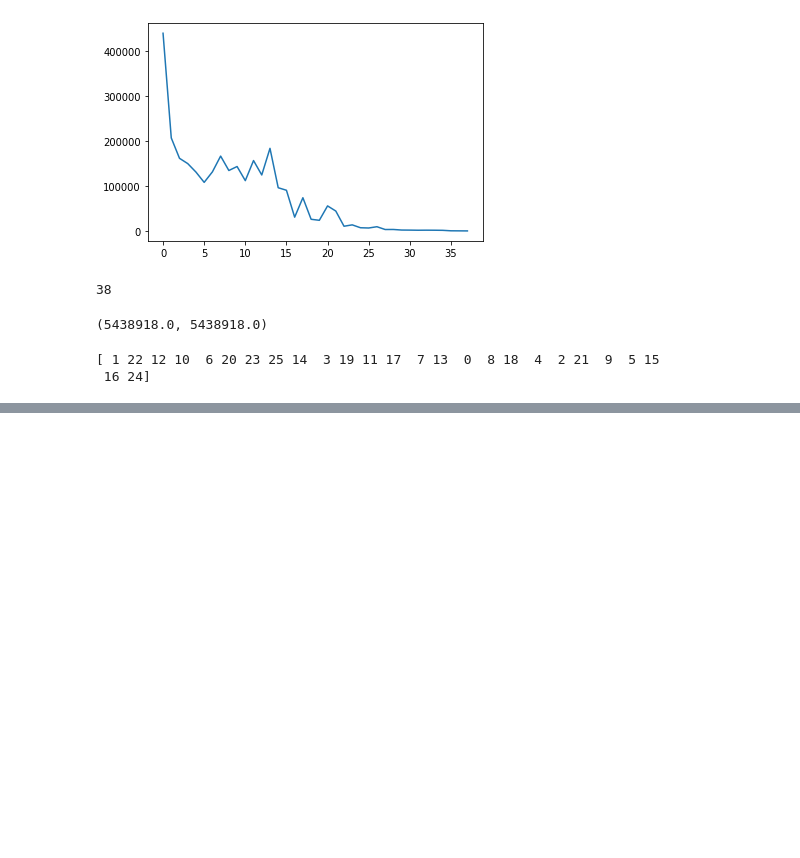
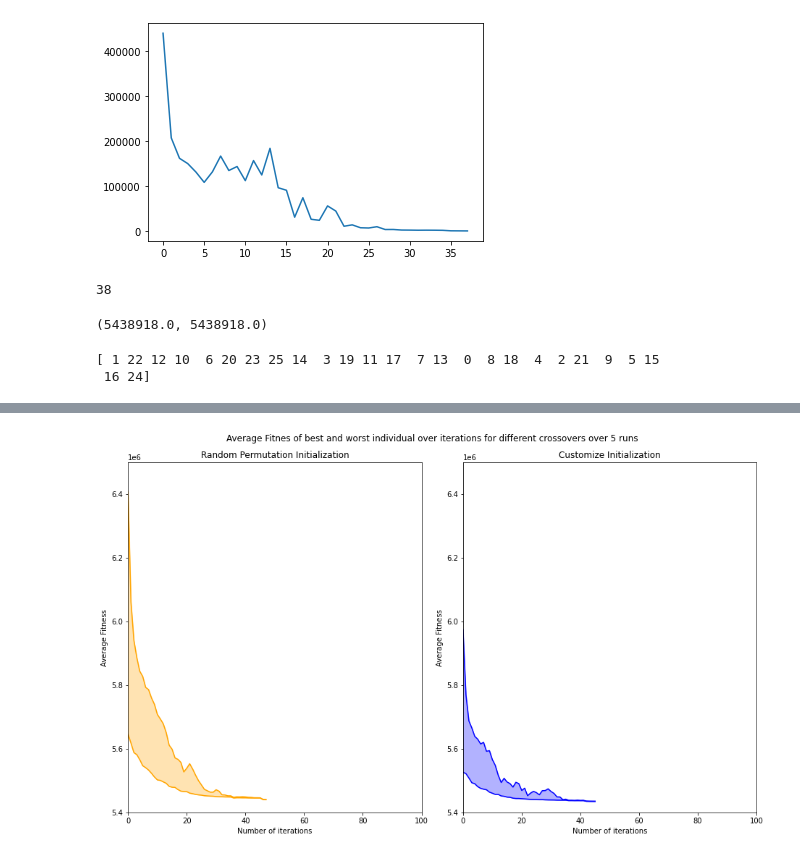
Before and after one commit to niyoushanajmaei/EA-Keyboard-Layout, a Jupyter notebook: initialization_test.ipynb, the cells around one changed output, grey strips where cells are left out. Drawn from its saved outputs; the diff is of its cells as text; code cells hidden in the pictures; blank space fills up the shorter version.

```diff
--- a/initialization_test.ipynb
+++ b/initialization_test.ipynb
@@ -105,7 +105,7 @@ Recombine & Select (repeat a few times to see how things evolve!):
 differences = []
 p = 1e-2
 seed = 42
-population_size = 2**10
+population_size = 2**11
 rng = np.random.default_rng(seed=seed + 1)
 l = problem.get_length()
 
@@ -158,14 +158,13 @@ print(ga.population[np.argmin(s.f for s in ga.population)].e)
  16 24]
 # %%
 # Tuning the p value
-p_values = [1e-2, 1e-3, 1e-4, 1e-5, 1e-6]
+p_values = [0.1, 0.05, 1e-2, 1e-3, 1e-4, 1e-5, 1e-6]
 results = []
 
 for p in p_values:
     differences = []
-    p = 1e-2
     seed = 42
-    population_size = 2**10
+    population_size = 2**11
     rng = np.random.default_rng(seed=seed + 1)
     l = problem.get_length()
 
@@ -191,6 +190,7 @@ for p in p_values:
     )
     while True:
         ga.generation()
+        #print(f"probability: {p}, {min(s.f for s in ga.population)}")
         differences.append(max(s.f for s in ga.population) - min(s.f for s in ga.population))
         if differences[-1] == 0:
             break
@@ -204,0 +242,31 @@ best results: 5438918.0 with p = 0.01
+# %%
+ylim_min = round_to_multiple(alltime_best,  100000, int)
+ylim_max = round_to_multiple(alltime_worst, 100000, ceil)
+
+
+fig, axes = plt.subplots(nrows=nrows, ncols=ncols, figsize=(13, 8))
+
+
+for i in range(ncols * nrows - len(setups)):
+    i += len(setups)
+
+    fig.delaxes(axes[i // ncols, i % ncols])
+
+for i, (setup_name, best_overtime, worst_overtime, color) in enumerate(zip(setups.keys(), all_best_overtime, all_worst_overtime, colors)):
+    ax = axes[i]
+
+    ax.plot(best_overtime,  color=color)
+    ax.plot(worst_overtime, color=color)
+    ax.fill_between(np.arange(len(best_overtime)), best_overtime, worst_overtime, color=color, alpha=0.3)
+
+    ax.set_ylabel("Average Fitness")
+    ax.set_xlabel("Number of iterations")
+    ax.set_xlim(0, exp_cfg.max_gen)
+    ax.set_ylim(ylim_min, ylim_max)
+    ax.set_title(setup_name)
+
+plt.suptitle(f"Average Fitnes of best and worst individual over iterations for different crossovers over {exp_cfg.n_experiments} runs")
+fig.tight_layout()
+plt.show()
+# %% [output]
+[figure, added]
```
Also changed, not shown: parts of 3 cells of this notebook.
